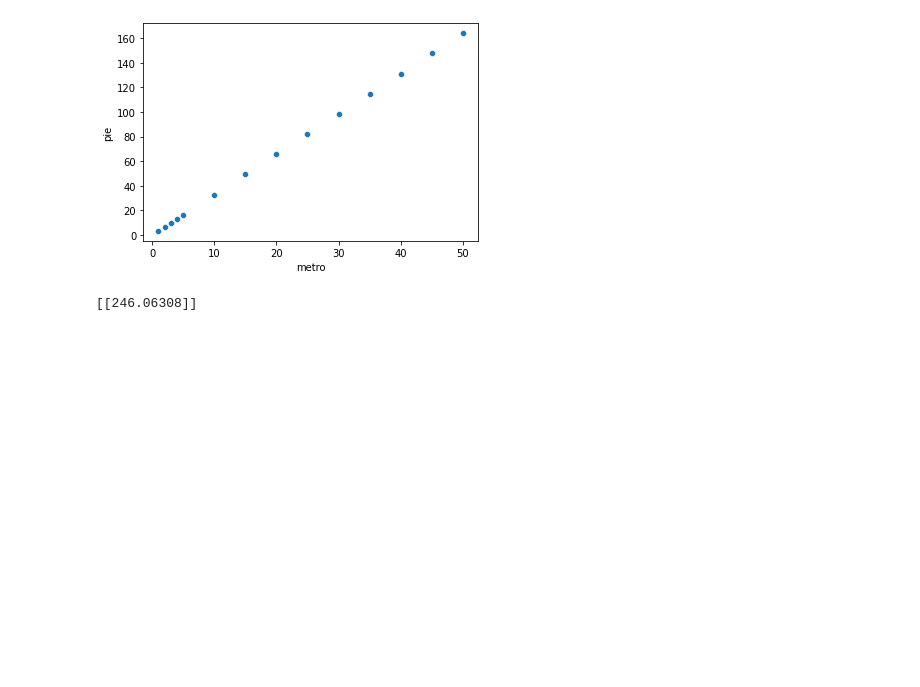
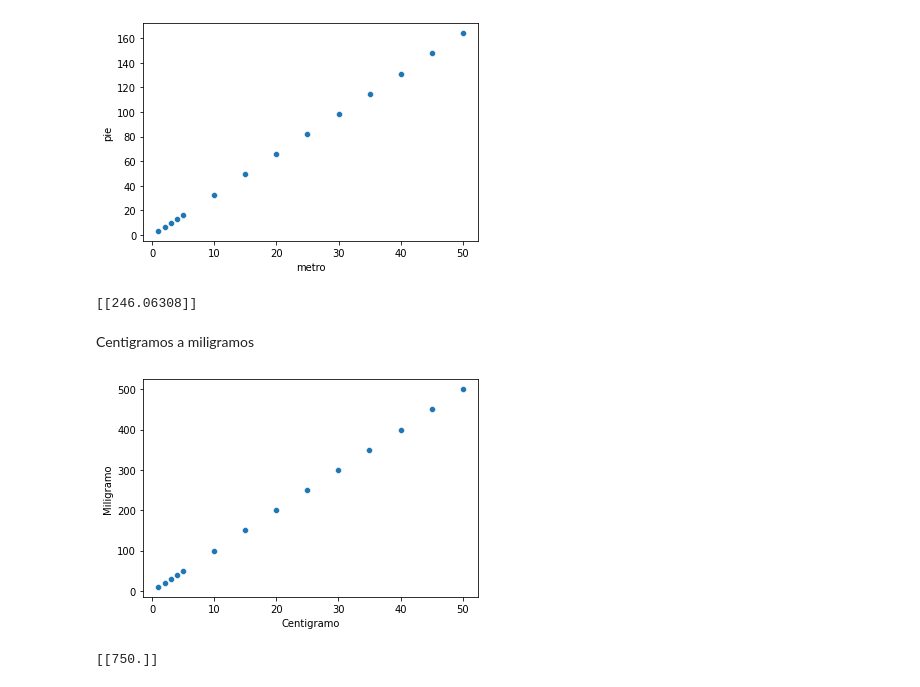
Before and after one commit to USIS007920/Programacion-lll, a Jupyter notebook: Untitled6.ipynb, the cells around one changed output. Cells and saved outputs as stored; diff of their text form; code cells hidden in the pictures; blank space fills up the shorter version.

```diff
--- a/Untitled6.ipynb
+++ b/Untitled6.ipynb
@@ -357,3 +357,5 @@ f = modelo.predict([75])
 print(f)
 # %% [output]
 [[246.06308]]
+# %% [markdown]
+Centigramos a miligramos
@@ -359,0 +367,7 @@ print(f)
+# %%
+Masa2 = pd.read_csv("/content/centigramos-a-miligramos.csv", sep=";")
+
+sns.scatterplot(Masa2["Centigramo"], Masa2["Miligramo"])
+plt.show()
+# %% [output]
+[figure, added]
@@ -359,0 +384,5 @@ print(f)
+# %%
+f = modelo.predict([75])
+print(f)
+# %% [output]
+[[750.]]
```
Also changed, not shown: parts of 17 cells of this notebook.
